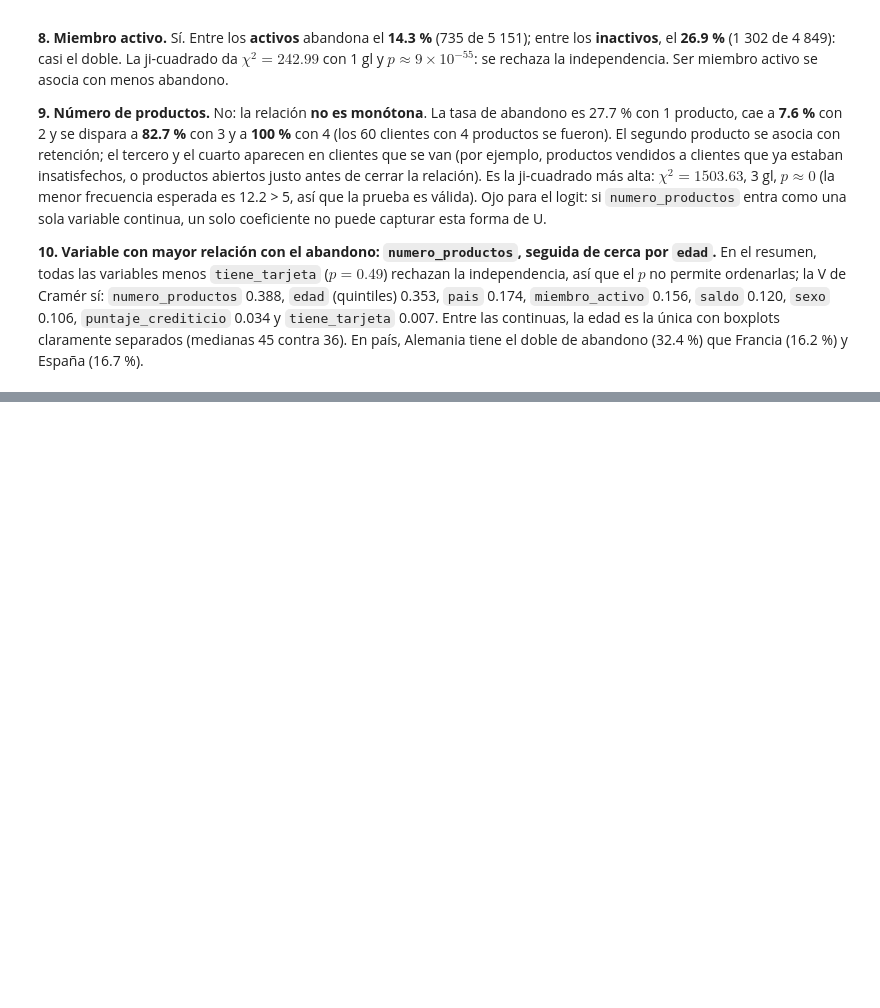
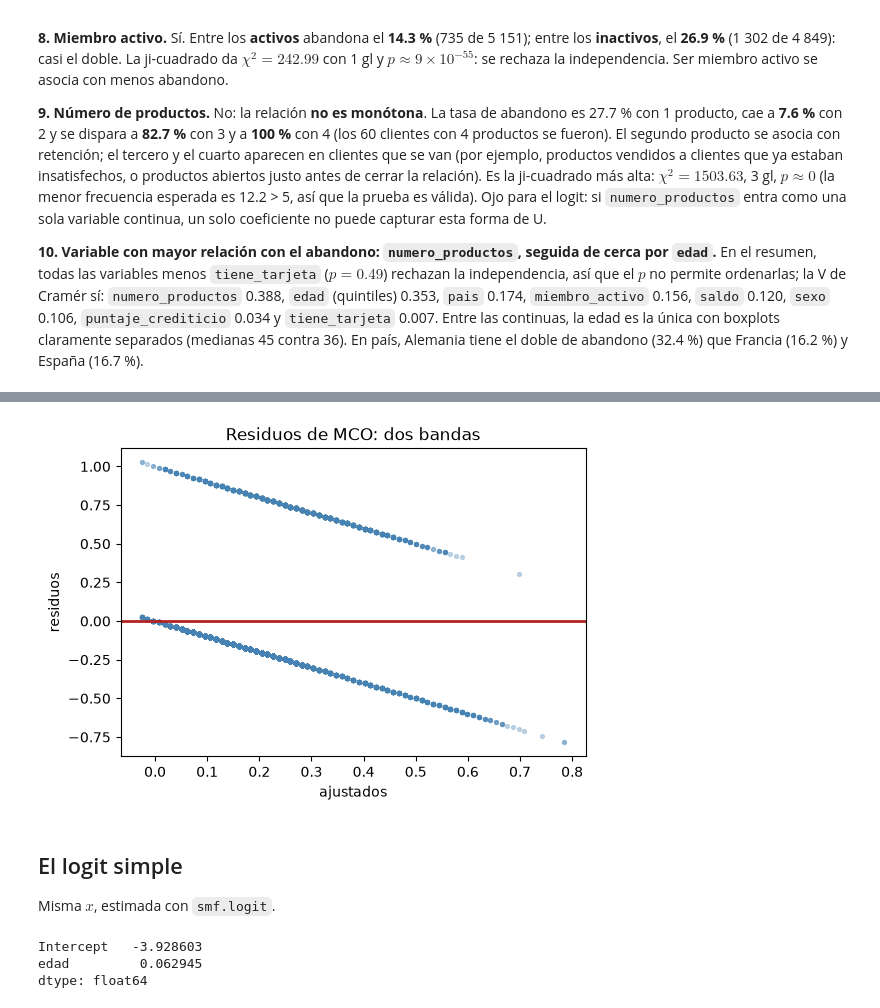
Before and after one commit to sebasrolemmel/Taller-abandono-producto-20262, a Jupyter notebook: Taller_Abandono_Producto_Financiero.ipynb, the cells around one changed output, grey strips where cells are left out. Cells and saved outputs as stored; diff of their text form; code cells hidden in the pictures; blank space fills up the shorter version.

```diff
--- a/Taller_Abandono_Producto_Financiero.ipynb
+++ b/Taller_Abandono_Producto_Financiero.ipynb
@@ -466,0 +537,20 @@ pd.DataFrame({k: resumen_ji2(s) for k, s in candidatas.items()}).T.sort_values("
+# %%
+plt.scatter(ols.fittedvalues, ols.resid, c="steelblue", s=8, alpha=0.3)
+plt.axhline(0, color="firebrick", lw=2)
+plt.xlabel("ajustados")
+plt.ylabel("residuos")
+plt.title("Residuos de MCO: dos bandas")
+plt.show()
+# %% [output]
+[figure, added]
+# %% [markdown]
+## El logit simple
+
+Misma $x$, estimada con `smf.logit`.
+# %%
+fit = smf.logit("abandono ~ edad", data=datos).fit(disp=False)
+print(fit.params)
+# %% [output]
+Intercept   -3.928603
+edad         0.062945
+dtype: float64
```
Also changed, not shown: parts of 14 cells of this notebook.
